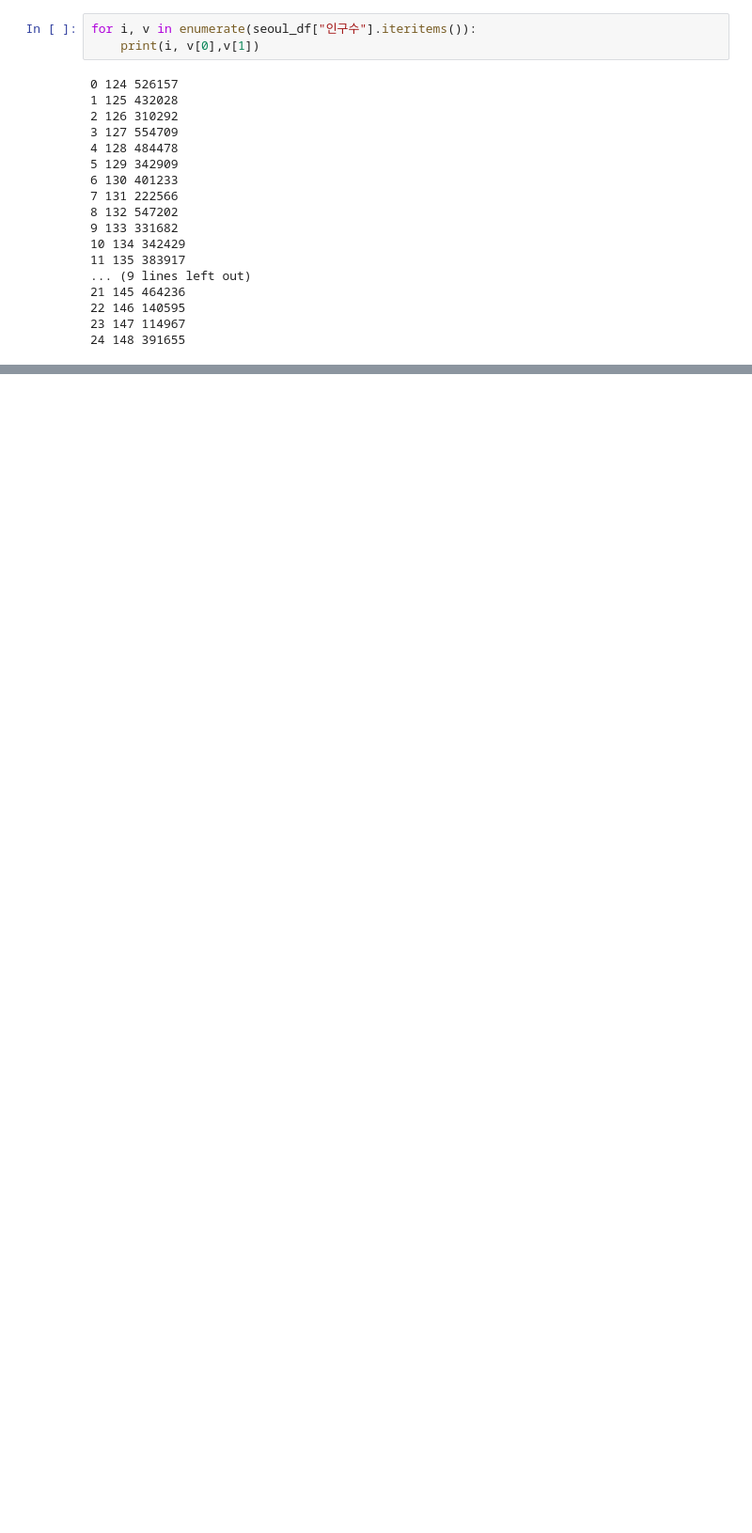
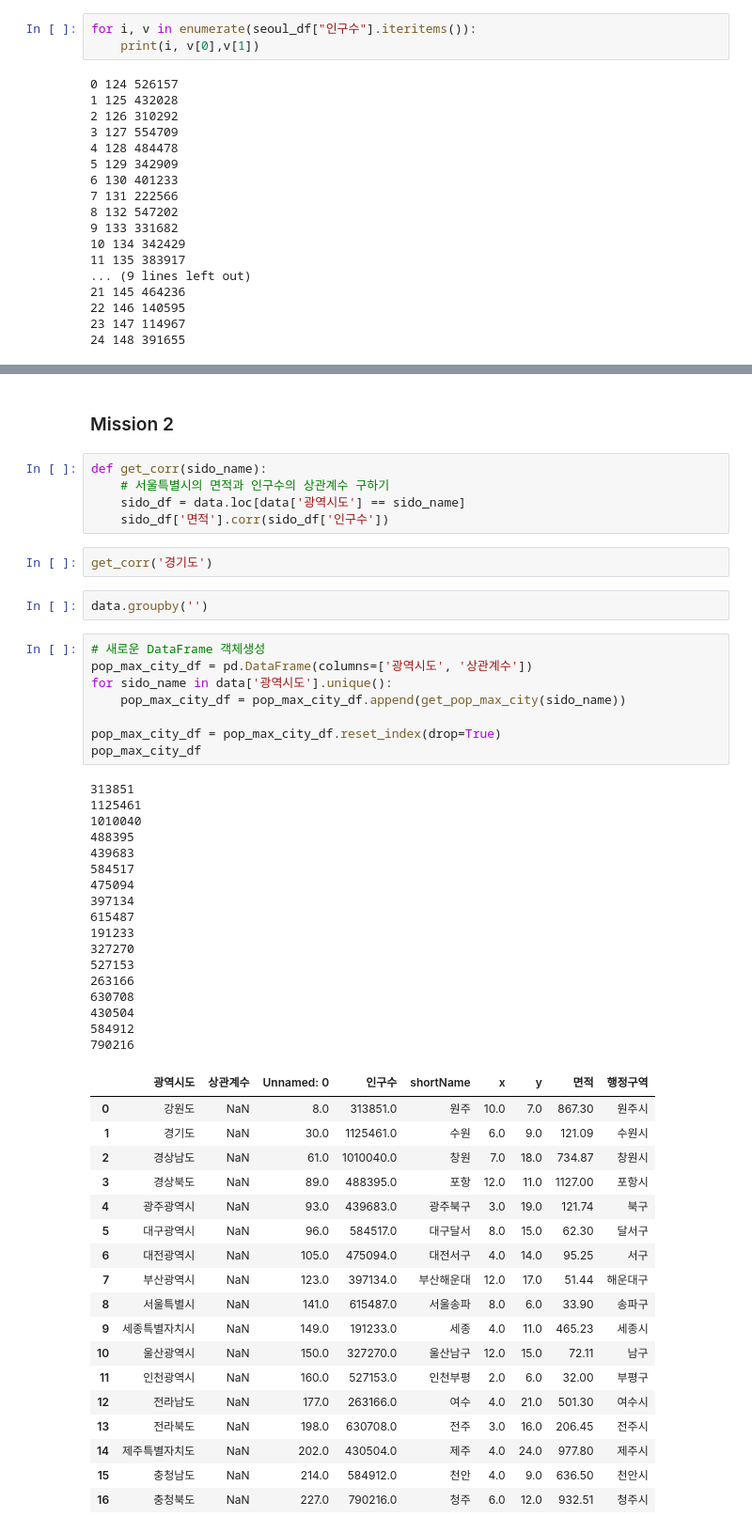
Before and after one commit to min9288/Multicampus, a Jupyter notebook: Python/webscrap_source/06_행정구역정보분석.ipynb, the cells around one changed output, grey strips where cells are left out. Shown at 94% size. Cells and saved outputs as stored; diff of their text form; blank space fills up the shorter version.

```diff
--- a/Python/webscrap_source/06_행정구역정보분석.ipynb
+++ b/Python/webscrap_source/06_행정구역정보분석.ipynb
@@ -776,0 +815,55 @@ plt.tight_layout()
+# %% [markdown]
+### Mission 2
+# %%
+def get_corr(sido_name):
+    # 서울특별시의 면적과 인구수의 상관계수 구하기
+    sido_df = data.loc[data['광역시도'] == sido_name]
+    sido_df['면적'].corr(sido_df['인구수'])
+# %%
+get_corr('경기도')
+# %%
+data.groupby('')
+# %%
+# 새로운 DataFrame 객체생성
+pop_max_city_df = pd.DataFrame(columns=['광역시도', '상관계수'])
+for sido_name in data['광역시도'].unique():
+    pop_max_city_df = pop_max_city_df.append(get_pop_max_city(sido_name))
+
+pop_max_city_df = pop_max_city_df.reset_index(drop=True)
+pop_max_city_df
+# %% [output]
+313851
+1125461
+1010040
+488395
+439683
+584517
+475094
+397134
+615487
+191233
+327270
+527153
+263166
+630708
+430504
+584912
+790216
+|  | 광역시도 | 상관계수 | Unnamed: 0 | 인구수 | shortName | x | y | 면적 | 행정구역 |
+| 0 | 강원도 | NaN | 8.0 | 313851.0 | 원주 | 10.0 | 7.0 | 867.30 | 원주시 |
+| 1 | 경기도 | NaN | 30.0 | 1125461.0 | 수원 | 6.0 | 9.0 | 121.09 | 수원시 |
+| 2 | 경상남도 | NaN | 61.0 | 1010040.0 | 창원 | 7.0 | 18.0 | 734.87 | 창원시 |
+| 3 | 경상북도 | NaN | 89.0 | 488395.0 | 포항 | 12.0 | 11.0 | 1127.00 | 포항시 |
+| 4 | 광주광역시 | NaN | 93.0 | 439683.0 | 광주북구 | 3.0 | 19.0 | 121.74 | 북구 |
+| 5 | 대구광역시 | NaN | 96.0 | 584517.0 | 대구달서 | 8.0 | 15.0 | 62.30 | 달서구 |
+| 6 | 대전광역시 | NaN | 105.0 | 475094.0 | 대전서구 | 4.0 | 14.0 | 95.25 | 서구 |
+| 7 | 부산광역시 | NaN | 123.0 | 397134.0 | 부산해운대 | 12.0 | 17.0 | 51.44 | 해운대구 |
+| 8 | 서울특별시 | NaN | 141.0 | 615487.0 | 서울송파 | 8.0 | 6.0 | 33.90 | 송파구 |
+| 9 | 세종특별자치시 | NaN | 149.0 | 191233.0 | 세종 | 4.0 | 11.0 | 465.23 | 세종시 |
+| 10 | 울산광역시 | NaN | 150.0 | 327270.0 | 울산남구 | 12.0 | 15.0 | 72.11 | 남구 |
+| 11 | 인천광역시 | NaN | 160.0 | 527153.0 | 인천부평 | 2.0 | 6.0 | 32.00 | 부평구 |
+| 12 | 전라남도 | NaN | 177.0 | 263166.0 | 여수 | 4.0 | 21.0 | 501.30 | 여수시 |
+| 13 | 전라북도 | NaN | 198.0 | 630708.0 | 전주 | 3.0 | 16.0 | 206.45 | 전주시 |
+| 14 | 제주특별자치도 | NaN | 202.0 | 430504.0 | 제주 | 4.0 | 24.0 | 977.80 | 제주시 |
+| 15 | 충청남도 | NaN | 214.0 | 584912.0 | 천안 | 4.0 | 9.0 | 636.50 | 천안시 |
+| 16 | 충청북도 | NaN | 227.0 | 790216.0 | 청주 | 6.0 | 12.0 | 932.51 | 청주시 |
```
Also changed, not shown: parts of 3 cells of this notebook, 4 other files.
